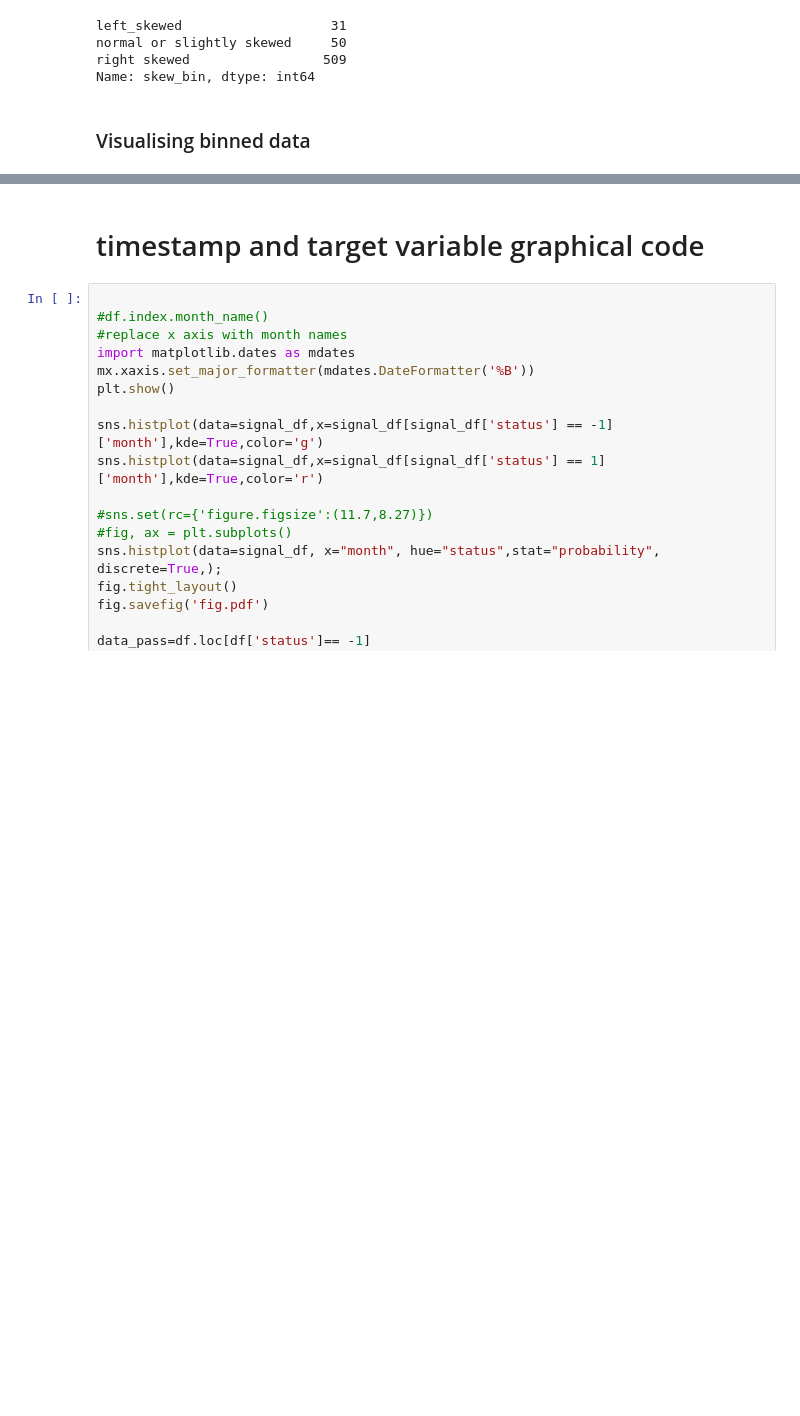
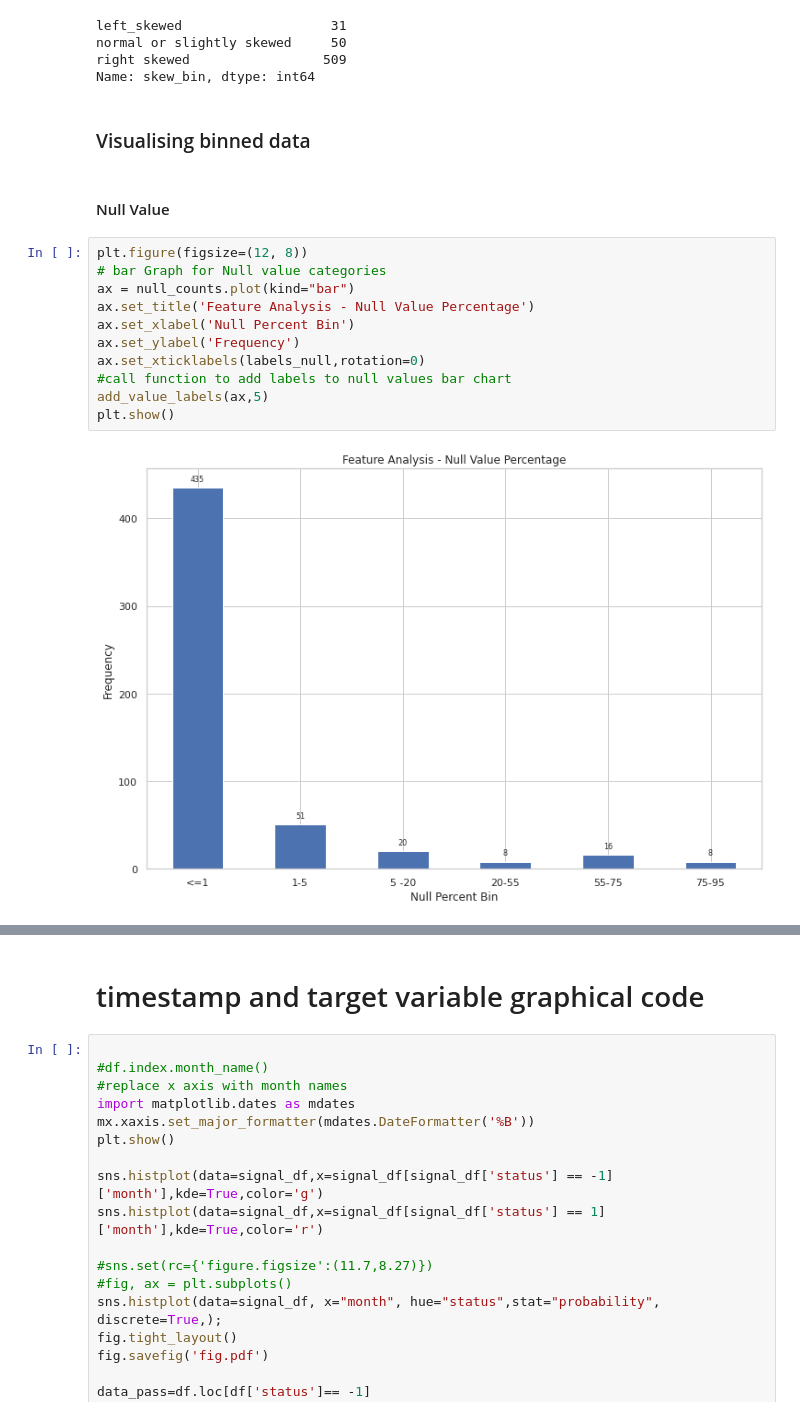
Before and after one commit to hinatanvir/Fault-Detection-SECOM, a Jupyter notebook: Presentation_1_Hina.ipynb, the cells around one changed output, grey strips where cells are left out. Drawn from its saved outputs; the diff is of its cells as text; blank space fills up the shorter version.

```diff
--- a/Presentation_1_Hina.ipynb
+++ b/Presentation_1_Hina.ipynb
@@ -444,3 +444,18 @@ right skewed                 509
 Name: skew_bin, dtype: int64
 # %% [markdown]
 ### Visualising binned data
+# %% [markdown]
+#### Null Value
+# %%
+plt.figure(figsize=(12, 8))
+# bar Graph for Null value categories
+ax = null_counts.plot(kind="bar")
+ax.set_title('Feature Analysis - Null Value Percentage')
+ax.set_xlabel('Null Percent Bin')
+ax.set_ylabel('Frequency')
+ax.set_xticklabels(labels_null,rotation=0)
+#call function to add labels to null values bar chart
+add_value_labels(ax,5)
+plt.show()
+# %% [output]
+[figure, added]
```
Also changed, not shown: parts of 6 cells of this notebook.
